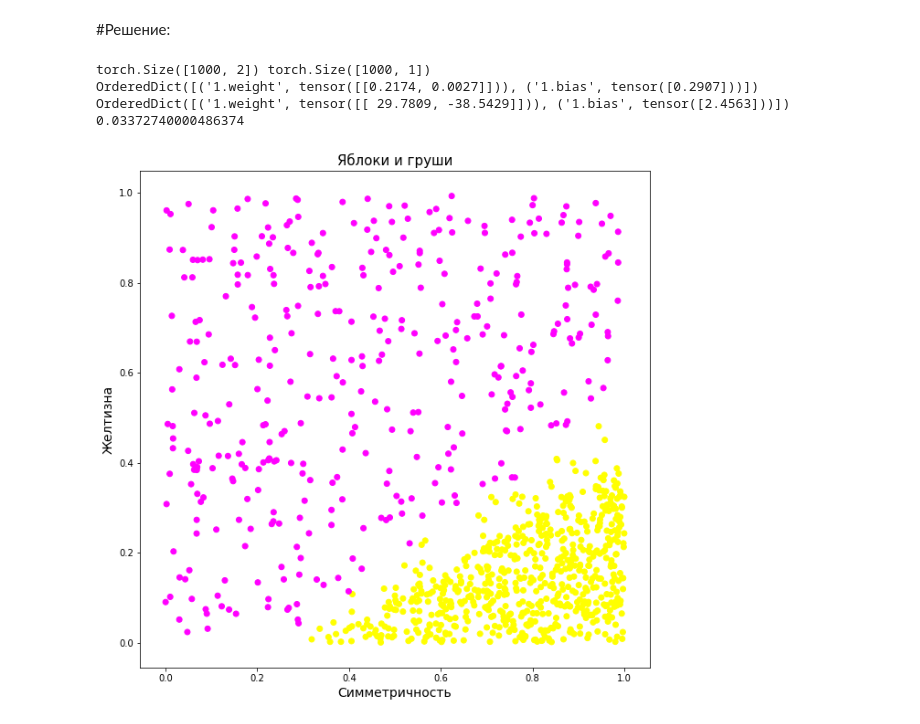
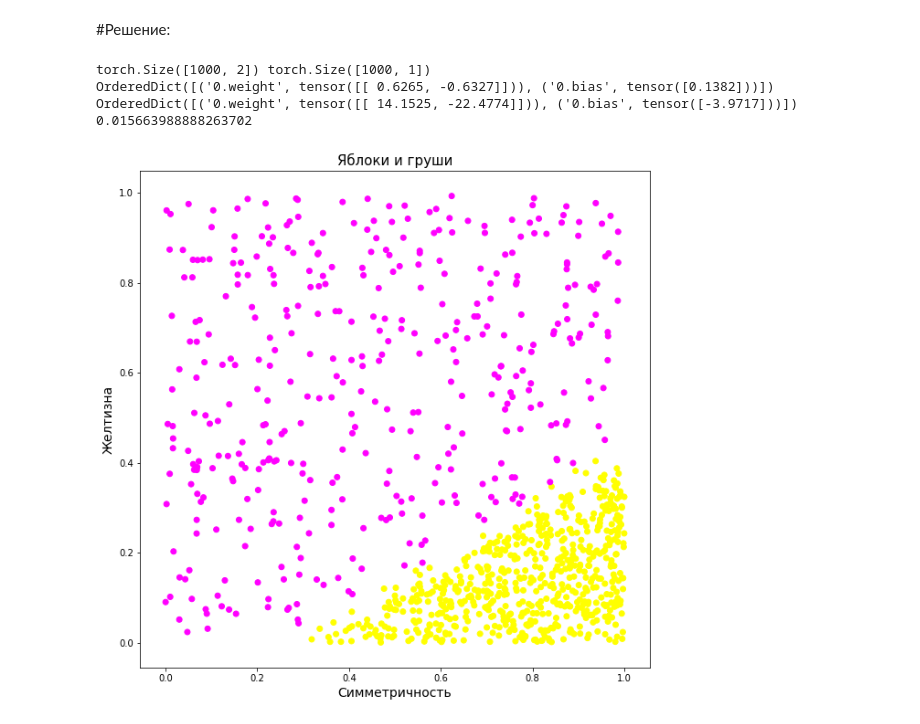
Before and after one commit to Oukey/M_L, a Jupyter notebook: myML1_3.ipynb, the cells around one changed output. Drawn from its saved outputs; the diff is of its cells as text; code cells hidden in the pictures.

```diff
--- a/myML1_3.ipynb
+++ b/myML1_3.ipynb
@@ -254,8 +254,8 @@ data = pd.read_csv("https://raw.githubusercontent.com/Oukey/M_L/master/data/appl
 data.head()
 
 '''Выделение тензоров слайсами'''
-X = torch.FloatTensor(data.iloc[:, :2].values)  # мaтрица (два признака
-# класс/тип объектов (0 or 1)
+X = torch.FloatTensor(data.iloc[:, :2].values)  # мфтрица (два признака
+# класс/тип обхектов (0 or 1)
 y = torch.FloatTensor(data['target'].values.reshape((-1, 1)))  # сжатие до одного измерения
 print(X.data.shape, y.data.shape)
 
@@ -278,38 +278,46 @@ def make_train_step(model, loss_fn, optimizer):
 '''Модель'''
 neuron = torch.nn.Sequential(
     Linear(2, out_features=1),
-    Sigmoid(),
-#https://pytorch.org/docs/stable/nn.html#prelu
+    Sigmoid()
 )
 print(neuron.state_dict())
 
 lr = 0.1
 n_epochs = 1000
+loss_list = []
 loss_fn = nn.MSELoss(reduction="mean")
 # optimizer = optim.SGD(neuron.parameters(), lr=lr)
 optimizer = optim.Adam(neuron.parameters(), lr=lr)
 train_step = make_train_step(neuron, loss_fn, optimizer)
 
 for epoch in range(n_epochs):
     loss = train_step(X, y)
+    loss_list.append(loss)
 
 print(neuron.state_dict())
 print(loss)
 
 neuro_data = neuron(X)
 y2 = neuro_data > 0.5
 y2 = y2.data.numpy().reshape(-1)
 
 '''Визуализация'''
 plt.figure(figsize=(10, 10))
 plt.scatter(data.iloc[:, 0], data.iloc[:, 1], c=y2, cmap='spring')
 plt.title('Яблоки и груши', fontsize=15)
 plt.xlabel('Симметричность', fontsize=14)
 plt.ylabel('Желтизна', fontsize=14)
 plt.show()
+
+plt.figure(figsize=(10, 10))
+plt.title('Зависимость loss от количества эпох', fontsize=15)
+plt.xlabel('Эпохи', fontsize=14)
+plt.ylabel('loss', fontsize=14)
+plt.plot(range(n_epochs), loss_list);
+plt.show()
 # %% [output]
 torch.Size([1000, 2]) torch.Size([1000, 1])
-OrderedDict([('1.weight', tensor([[0.2174, 0.0027]])), ('1.bias', tensor([0.2907]))])
-OrderedDict([('1.weight', tensor([[ 29.7809, -38.5429]])), ('1.bias', tensor([2.4563]))])
-0.03372740000486374
+OrderedDict([('0.weight', tensor([[ 0.6265, -0.6327]])), ('0.bias', tensor([0.1382]))])
+OrderedDict([('0.weight', tensor([[ 14.1525, -22.4774]])), ('0.bias', tensor([-3.9717]))])
+0.015663988888263702
-[figure, old version]
+[figure, new version]
```
Also changed, not shown: parts of 1 cell of this notebook.
